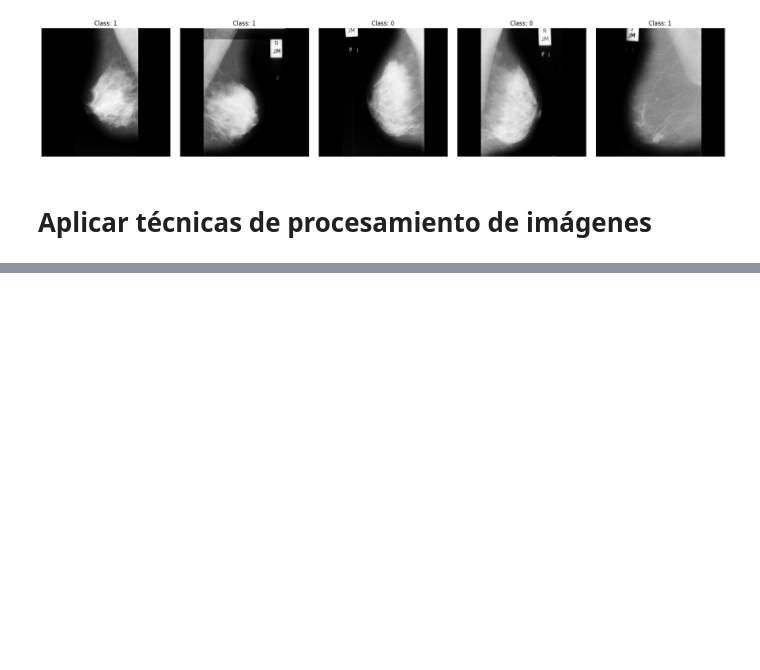
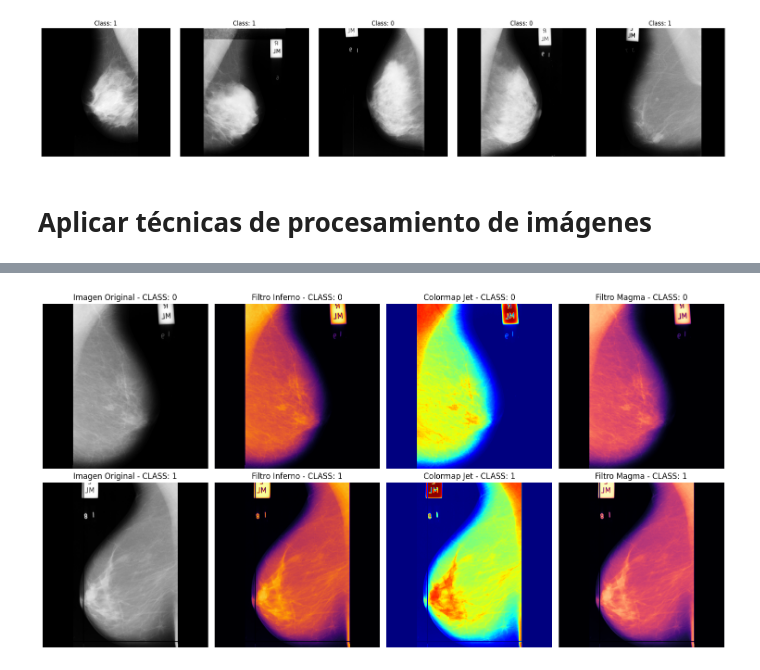
Before and after one commit to jsebastianquiroga/IMAGE_VIDEO_PROCESSING_PUJ, a Jupyter notebook: proyecto/proyecto_garcia_quiroga.ipynb, the cells around one changed output, grey strips where cells are left out. Drawn from its saved outputs; the diff is of its cells as text; code cells hidden in the pictures; blank space fills up the shorter version.

```diff
--- a/proyecto/proyecto_garcia_quiroga.ipynb
+++ b/proyecto/proyecto_garcia_quiroga.ipynb
@@ -379,0 +343,33 @@ plt.show()
+# %%
+# Mostrar las imágenes en una grilla
+fig, ax = plt.subplots(2, 4, figsize=(15, 8))
+
+def process_and_show(ax_row, image, class_label):
+
+    # La imagen original para comparación
+    ax_row[0].imshow(image, cmap='gray')
+    ax_row[0].set_title(f'Imagen Original - CLASS: {class_label}')
+    ax_row[0].axis('off')
+
+    # Aplicar el filtro Inferno
+    ax_row[1].imshow(image, cmap='inferno')
+    ax_row[1].set_title(f'Filtro Inferno - CLASS: {class_label}')
+    ax_row[1].axis('off')
+
+    # Colormap Jet
+    ax_row[2].imshow(image, cmap='jet')
+    ax_row[2].set_title(f'Colormap Jet - CLASS: {class_label}')
+    ax_row[2].axis('off')
+
+    # Aplicar el filtro Magma
+    ax_row[3].imshow(image, cmap='magma')
+    ax_row[3].set_title(f'Filtro Magma - CLASS: {class_label}')
+    ax_row[3].axis('off')
+
+process_and_show(ax[0], image_0, 0)
+process_and_show(ax[1], image_1, 1)
+
+plt.tight_layout()
+plt.show()
+# %% [output]
+[figure, added]
```
Also changed, not shown: parts of 6 cells of this notebook.
